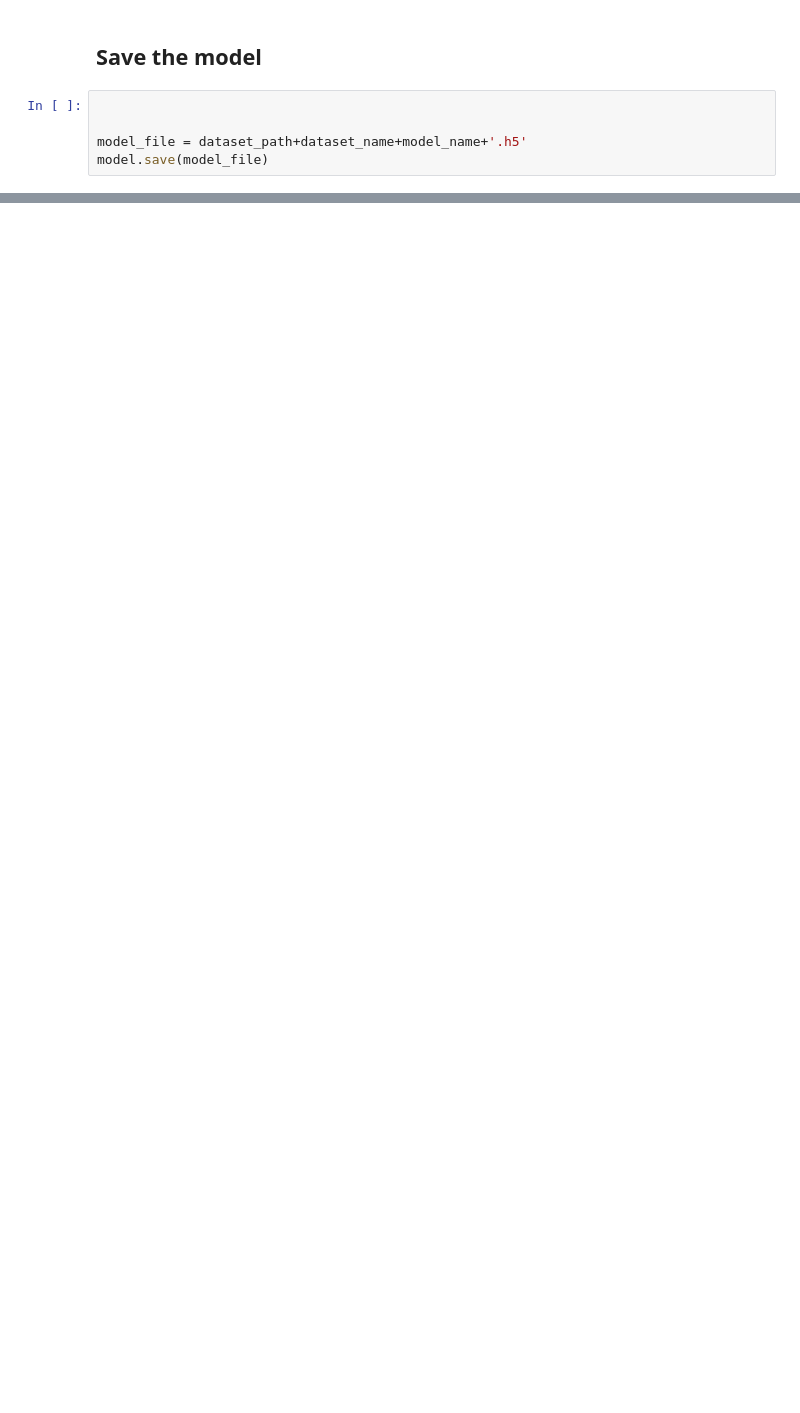
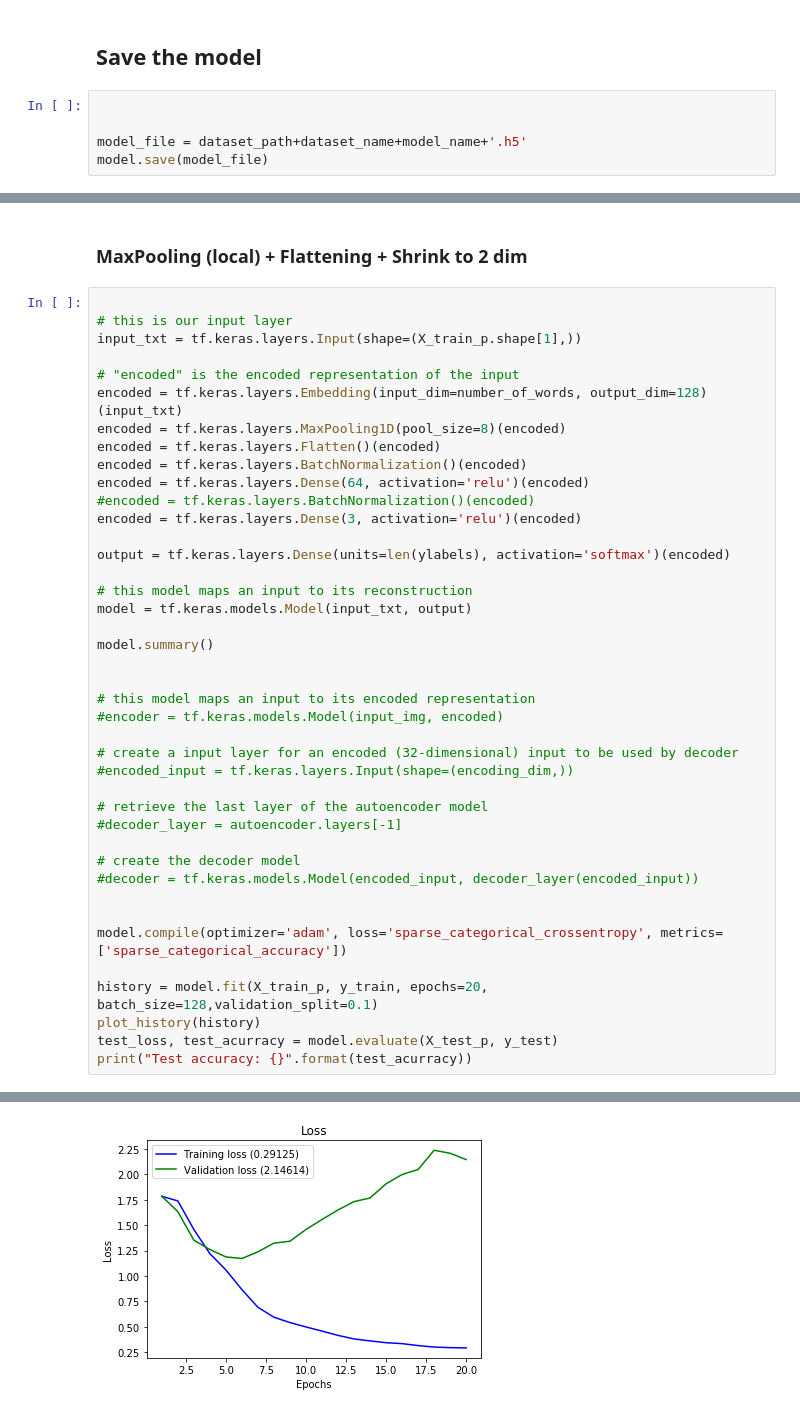
Before and after one commit to mallibus/DSS-NLP-challenge, a Jupyter notebook: DSS_NLP_Challenge_Recurrent_Neural_Network_in_TensorFlow_2_0.ipynb, the cells around one changed output, grey strips where cells are left out. Saved outputs shown, nothing was run; the diff lists cells and outputs as text; blank space fills up the shorter version.

Commit message:
experiments with imported word embeddings

```diff
--- a/DSS_NLP_Challenge_Recurrent_Neural_Network_in_TensorFlow_2_0.ipynb
+++ b/DSS_NLP_Challenge_Recurrent_Neural_Network_in_TensorFlow_2_0.ipynb
@@ -477,0 +459,44 @@ model.save(model_file)
+# %% [markdown]
+### MaxPooling (local) + Flattening + Shrink to 2 dim
+# %%
+
+# this is our input layer
+input_txt = tf.keras.layers.Input(shape=(X_train_p.shape[1],))
+
+# "encoded" is the encoded representation of the input
+encoded = tf.keras.layers.Embedding(input_dim=number_of_words, output_dim=128)(input_txt)
+encoded = tf.keras.layers.MaxPooling1D(pool_size=8)(encoded)
+encoded = tf.keras.layers.Flatten()(encoded)
+encoded = tf.keras.layers.BatchNormalization()(encoded)
+encoded = tf.keras.layers.Dense(64, activation='relu')(encoded)
+#encoded = tf.keras.layers.BatchNormalization()(encoded)
+encoded = tf.keras.layers.Dense(3, activation='relu')(encoded)
+
+output = tf.keras.layers.Dense(units=len(ylabels), activation='softmax')(encoded)
+
+# this model maps an input to its reconstruction
+model = tf.keras.models.Model(input_txt, output)
+
+model.summary()
+
+
+# this model maps an input to its encoded representation
+#encoder = tf.keras.models.Model(input_img, encoded)
+
+# create a input layer for an encoded (32-dimensional) input to be used by decoder
+#encoded_input = tf.keras.layers.Input(shape=(encoding_dim,))
+
+# retrieve the last layer of the autoencoder model
+#decoder_layer = autoencoder.layers[-1]
+
+# create the decoder model
+#decoder = tf.keras.models.Model(encoded_input, decoder_layer(encoded_input))
+
+
+model.compile(optimizer='adam', loss='sparse_categorical_crossentropy', metrics=['sparse_categorical_accuracy'])
+
+history = model.fit(X_train_p, y_train, epochs=20, batch_size=128,validation_split=0.1)
+plot_history(history)
+test_loss, test_acurracy = model.evaluate(X_test_p, y_test)
+print("Test accuracy: {}".format(test_acurracy))
+# %% [output]
@@ -477,0 +520 @@ model.save(model_file)
+[figure, added]
```
Also changed, not shown: parts of 39 cells of this notebook.
